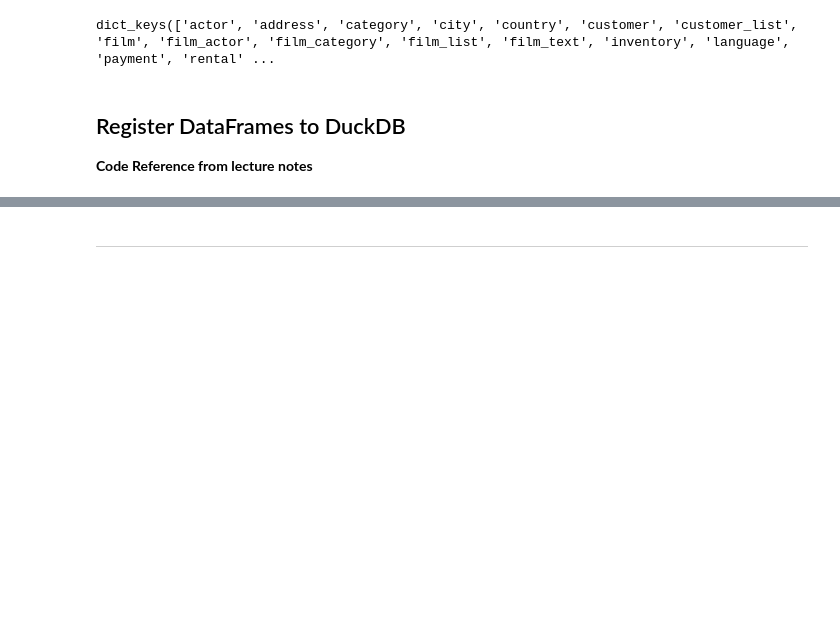
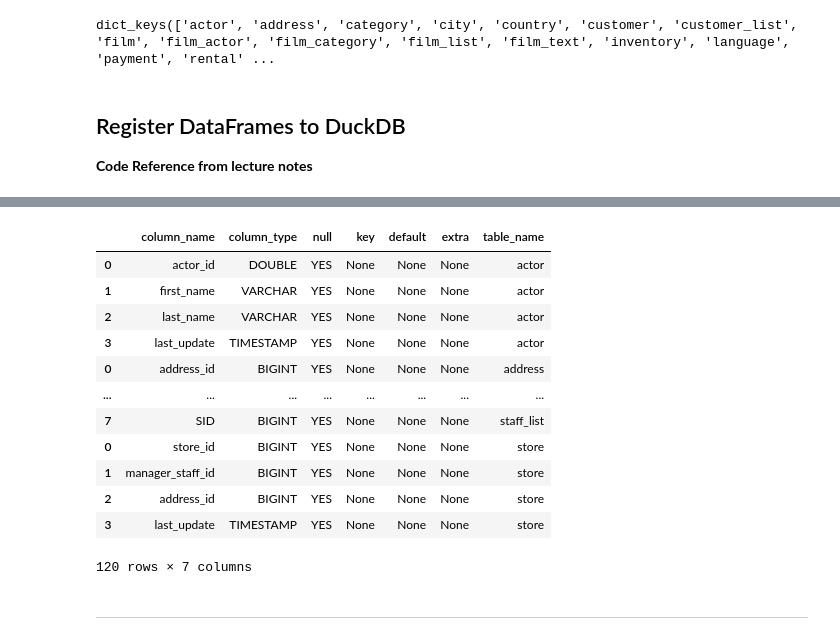
Before and after one commit to Akina-Aoki/sql_lab1_aira_franco, a Jupyter notebook: duckdb_pandas.ipynb, the cells around one changed output, grey strips where cells are left out. Drawn from its saved outputs; the diff is of its cells as text; code cells hidden in the pictures; blank space fills up the shorter version.

```diff
--- a/duckdb_pandas.ipynb
+++ b/duckdb_pandas.ipynb
@@ -78,6 +78,28 @@ duckdb.sql("DESC;").df()
 | 18 | temp | main | staff | [staff_id, first_name, last_name,... | [BIGINT, VARCHAR, VARCHAR, BIGINT... | True |
 | 19 | temp | main | staff_list | [ID, name, address, zip_code, pho... | [BIGINT, VARCHAR, VARCHAR, "NULL"... | True |
 | 20 | temp | main | store | [store_id, manager_staff_id, addr... | [BIGINT, BIGINT, BIGINT, TIMESTAMP] | True |
+# %%
+# LLM here
+out = []
+for name in dfs.keys():
+    df = duckdb.sql(f"DESCRIBE {name};").df()
+    df["table_name"] = name
+    out.append(df)
+pd.concat(out, ignore_index= False)
+# %% [output]
+|  | column_name | column_type | null | key | default | extra | table_name |
+| 0 | actor_id | DOUBLE | YES | None | None | None | actor |
+| 1 | first_name | VARCHAR | YES | None | None | None | actor |
+| 2 | last_name | VARCHAR | YES | None | None | None | actor |
+| 3 | last_update | TIMESTAMP | YES | None | None | None | actor |
+| 0 | address_id | BIGINT | YES | None | None | None | address |
+| ... | ... | ... | ... | ... | ... | ... | ... |
+| 7 | SID | BIGINT | YES | None | None | None | staff_list |
+| 0 | store_id | BIGINT | YES | None | None | None | store |
+| 1 | manager_staff_id | BIGINT | YES | None | None | None | store |
+| 2 | address_id | BIGINT | YES | None | None | None | store |
+| 3 | last_update | TIMESTAMP | YES | None | None | None | store |
+120 rows × 7 columns
 # %% [markdown]
 ----------------------------------------------------------------------------------------------------------------------------------------------
 # %% [markdown]
```
Also changed, not shown: parts of 5 cells of this notebook, 5 other files.
